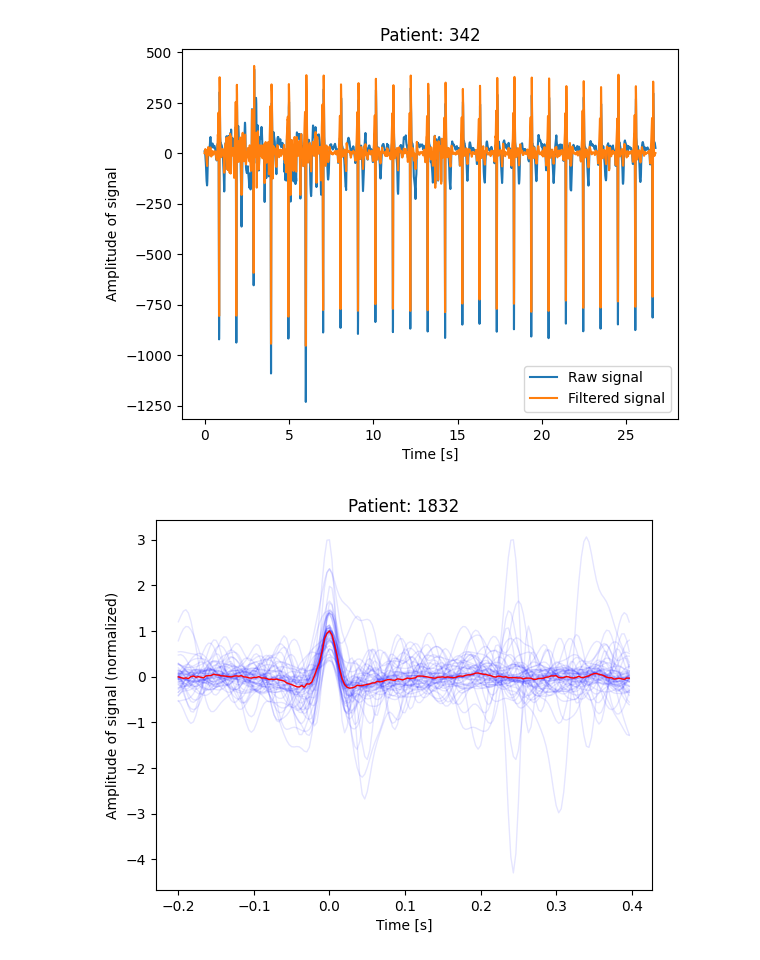
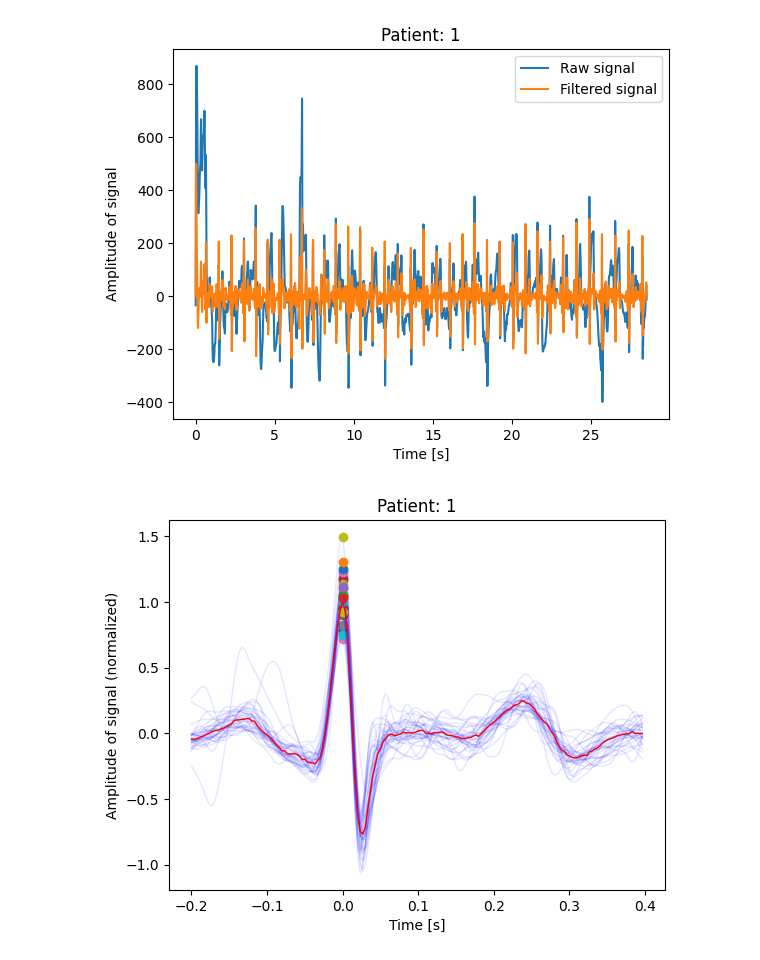
Before and after one commit to richdanis/aml, a Jupyter notebook: task2/task2_goodfellow.ipynb, the cells around one changed output. Saved outputs shown, nothing was run; the diff lists cells and outputs as text; code cells hidden in the pictures.

```diff
--- a/task2/task2_goodfellow.ipynb
+++ b/task2/task2_goodfellow.ipynb
@@ -9,10 +9,10 @@ from pre_processing import filter_signal, pre_process
 df_X_train = pd.read_csv("data/X_train.csv", index_col="id")
 df_Y_train = pd.read_csv("data/Y_train.csv", index_col="id")
 # %%
-id = 342
+id = 1 #4465 #4241 #126 #5085
 signal = df_X_train.iloc[id,:].dropna()
 freq = 300.0 #Hz
-filter_bandwidth = [3, 45]
+filter_bandwidth =[3, 45]
 # %%
 sig_flt= filter_signal(signal=signal,
                           bandwidth=filter_bandwidth,
@@ -26,17 +26,20 @@ plt.ylabel('Amplitude of signal')
 plt.legend()
 plt.show()
 # %% [output]
-[figure, old version]
+[figure, new version]
 # %%
 ts, signal, signal_flt, rpeaks, templates_ts, templates = pre_process(signal=signal, freq=freq)
 
+r_id = int(-templates_ts[0]*freq)
+
 for i in range(len(templates)):
     plt.plot(templates_ts, templates[i], 'b', alpha=0.1, lw=1)
+    plt.plot(0, templates[i,r_id], 'o')
 plt.plot(templates_ts, np.median(templates, axis=0), 'r', alpha=1, lw=1)
 
 plt.title(f'Patient: {id}')
 plt.xlabel('Time [s]')
 plt.ylabel('Amplitude of signal (normalized)')
 plt.show()
 # %% [output]
-[figure, old version]
+[figure, new version]
```
Also changed, not shown: parts of 4 cells of this notebook, 1 other file.
